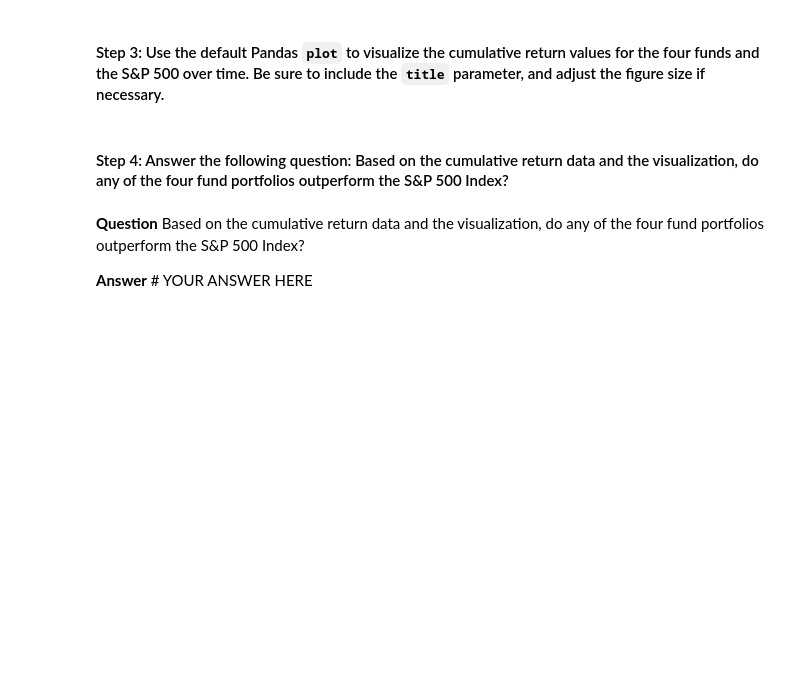
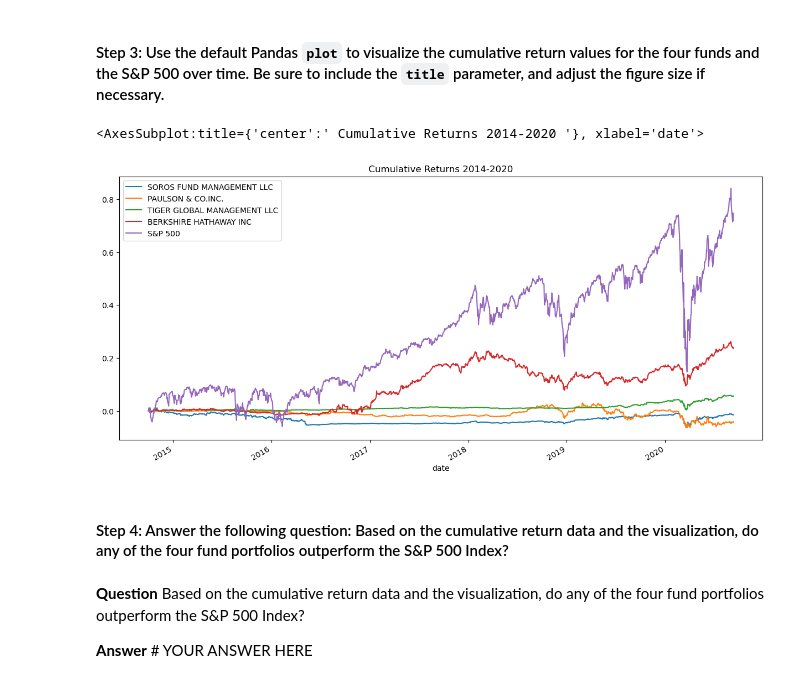
Before and after one commit to arianamoreno13/Challenge_4, a Jupyter notebook: challenge_4/risk_return_analysis.ipynb, the cells around one changed output. Cells and saved outputs as stored; diff of their text form; code cells hidden in the pictures; blank space fills up the shorter version.

```diff
--- a/challenge_4/risk_return_analysis.ipynb
+++ b/challenge_4/risk_return_analysis.ipynb
@@ -148,4 +166,5 @@ Analyze the data to determine if any of the portfolios outperform the broader st
 # %%
 # Calculate and plot the cumulative returns of the 4 fund portfolios and the S&P 500
 # Review the last 5 rows of the cumulative returns DataFrame
-# YOUR CODE HERE
+cumulative_returns = (1 + daily_returns).cumprod() - 1
+cumulative_returns.tail()
@@ -154,7 +181,10 @@ Analyze the data to determine if any of the portfolios outperform the broader st
 # %%
 # Visualize the cumulative returns using the Pandas plot function
 # Include a title parameter and adjust the figure size
-# YOUR CODE HERE
+cumulative_returns.plot(figsize=(15,7), title=" Cumulative Returns 2014-2020 ")
+# %% [output]
+<AxesSubplot:title={'center':' Cumulative Returns 2014-2020 '}, xlabel='date'>
+[figure, added]
 # %% [markdown]
 #### Step 4: Answer the following question: Based on the cumulative return data and the visualization, do any of the four fund portfolios outperform the S&P 500 Index?
 # %% [markdown]
```
Also changed, not shown: parts of 5 cells of this notebook.
